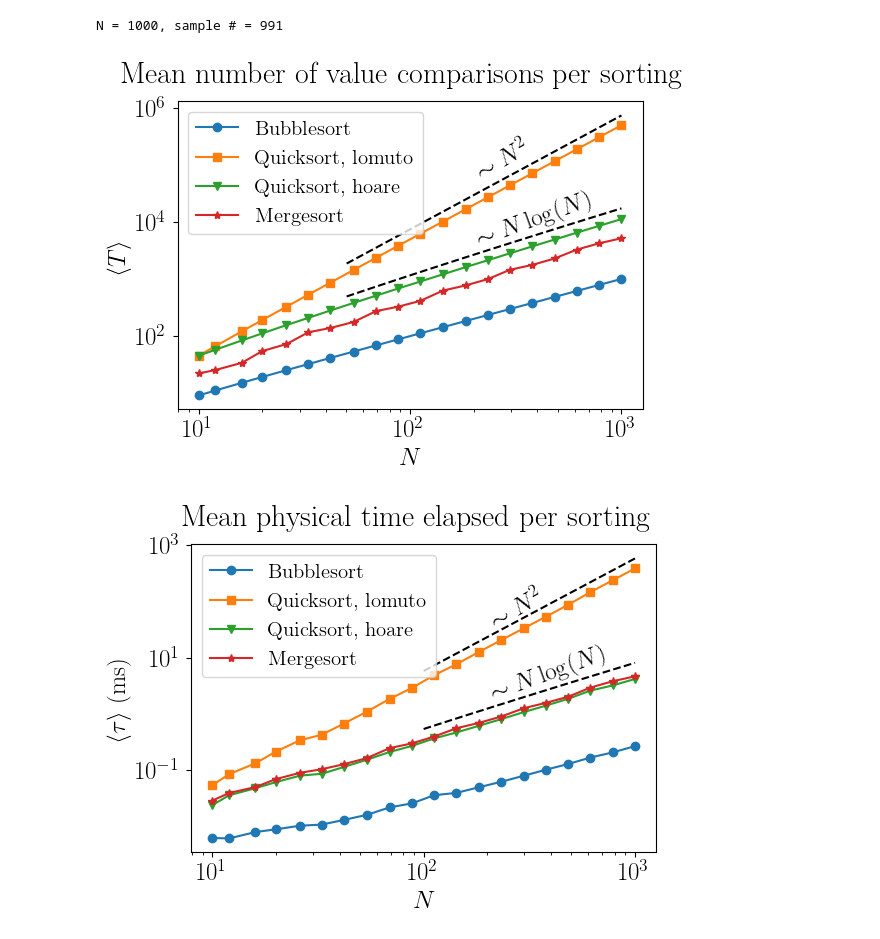
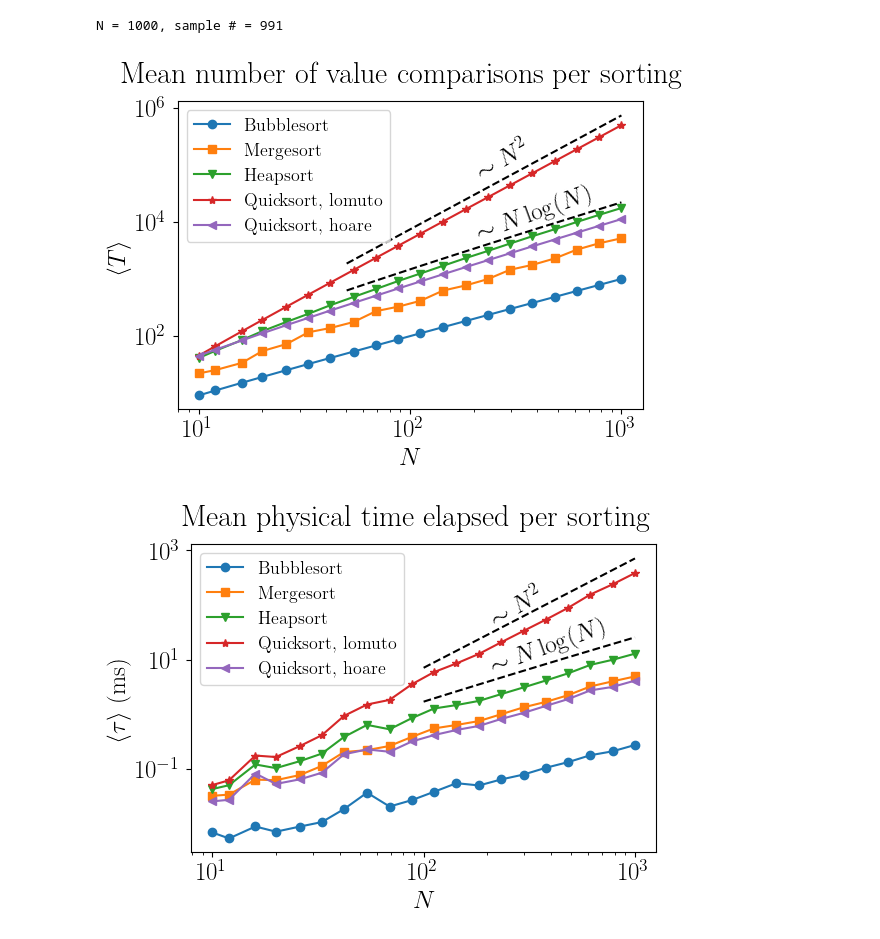
Before and after one commit to juliankappler/sorting, a Jupyter notebook: python/comparison of sorting algorithms.ipynb, the cells around one changed output. Cells and saved outputs as stored; diff of their text form; code cells hidden in the pictures.

Commit message:
added heapsort

```diff
--- a/python/comparison of sorting algorithms.ipynb
+++ b/python/comparison of sorting algorithms.ipynb
@@ -72,9 +76,11 @@ print(Ns)
 N_samples = 1000
 # %%
 algorithms = {'Bubblesort':bubblesort(),
+              'Mergesort':mergesort(),
+                'Heapsort':heapsort(),
                 'Quicksort, lomuto':quicksort(mode='lomuto'),
                 'Quicksort, hoare':quicksort(mode='hoare'),
-                'Mergesort':mergesort()}
+                }
 # %% [markdown]
 ### Compare algorithms for random arrays
 # %%
@@ -104,14 +110,14 @@ T, Times = compare_algorithms(algorithms=algorithms,
 # %% [output]
 N = 1000, sample # = 991
 # %%
-scalebars={1:'2',
+scalebars={3:'2',
            2:'log'}
 plot_results(algorithms=algorithms,
              T=T,
              Times=Times,
              scalebars=scalebars,
              Ns=Ns,
              filename_prefix='sorted')
 # %% [output]
-[figure, old version]
+[figure, new version]
-[figure, old version]
+[figure, new version]
```
Also changed, not shown: parts of 3 cells of this notebook, 10 other files.
